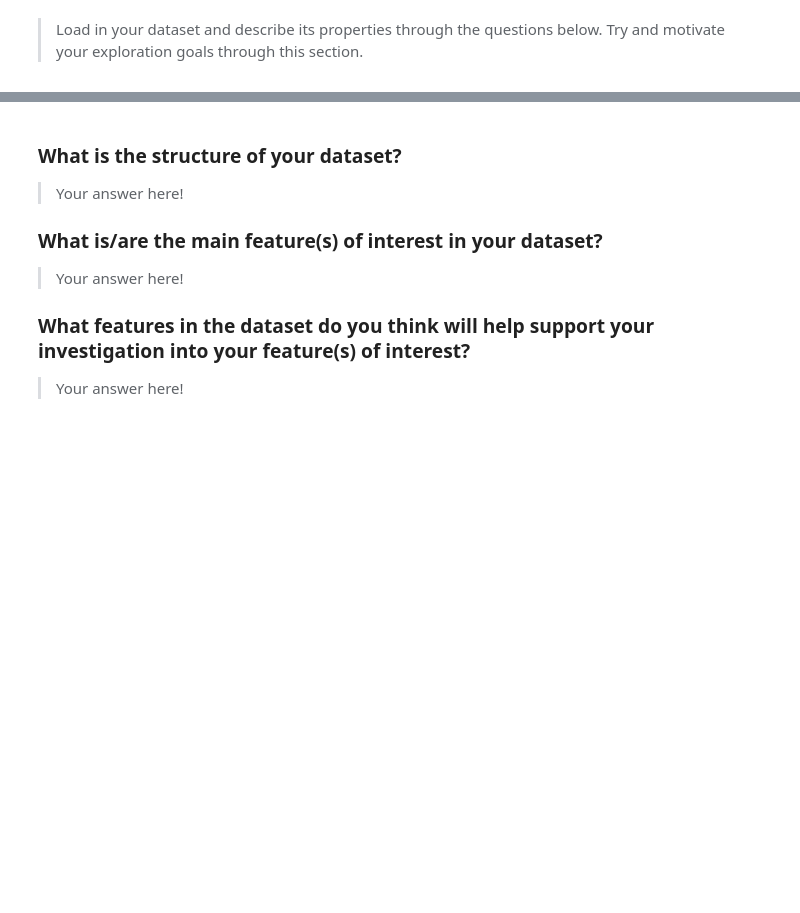
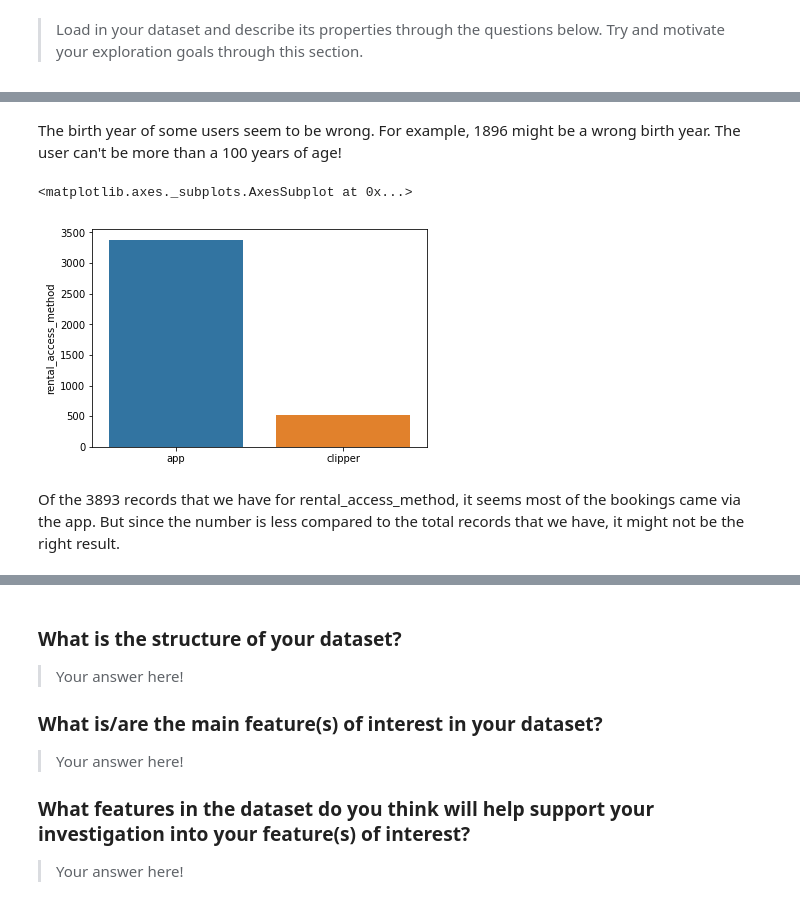
Before and after one commit to gautamgadiyar/Lyft-baywheels-analysis, a Jupyter notebook: exploration_template.ipynb, the cells around one changed output, grey strips where cells are left out. Saved outputs shown, nothing was run; the diff lists cells and outputs as text; code cells hidden in the pictures; blank space fills up the shorter version.

```diff
--- a/exploration_template.ipynb
+++ b/exploration_template.ipynb
@@ -16,3 +22,6 @@ import seaborn as sb
 # %% [markdown]
 > Load in your dataset and describe its properties through the questions below.
 Try and motivate your exploration goals through this section.
+# %%
+master_df = pd.read_csv("201906-baywheels-tripdata.csv")
+master_df.head()
@@ -18,0 +75,11 @@ Try and motivate your exploration goals through this section.
+# %% [markdown]
+The birth year of some users seem to be wrong. For example, 1896 might be a wrong birth year. The user can't be more than a 100 years of age!
+# %%
+rental_access = master_df[master_df.rental_access_method.notnull()].rental_access_method.value_counts()
+# %%
+sb.barplot(rental_access.index, rental_access);
+# %% [output]
+<matplotlib.axes._subplots.AxesSubplot at 0x...>
+[figure, added]
+# %% [markdown]
+Of the 3893 records that we have for rental_access_method, it seems most of the bookings came via the app. But since the number is less compared to the total records that we have, it might not be the right result.
```
Also changed, not shown: parts of 40 cells of this notebook.
